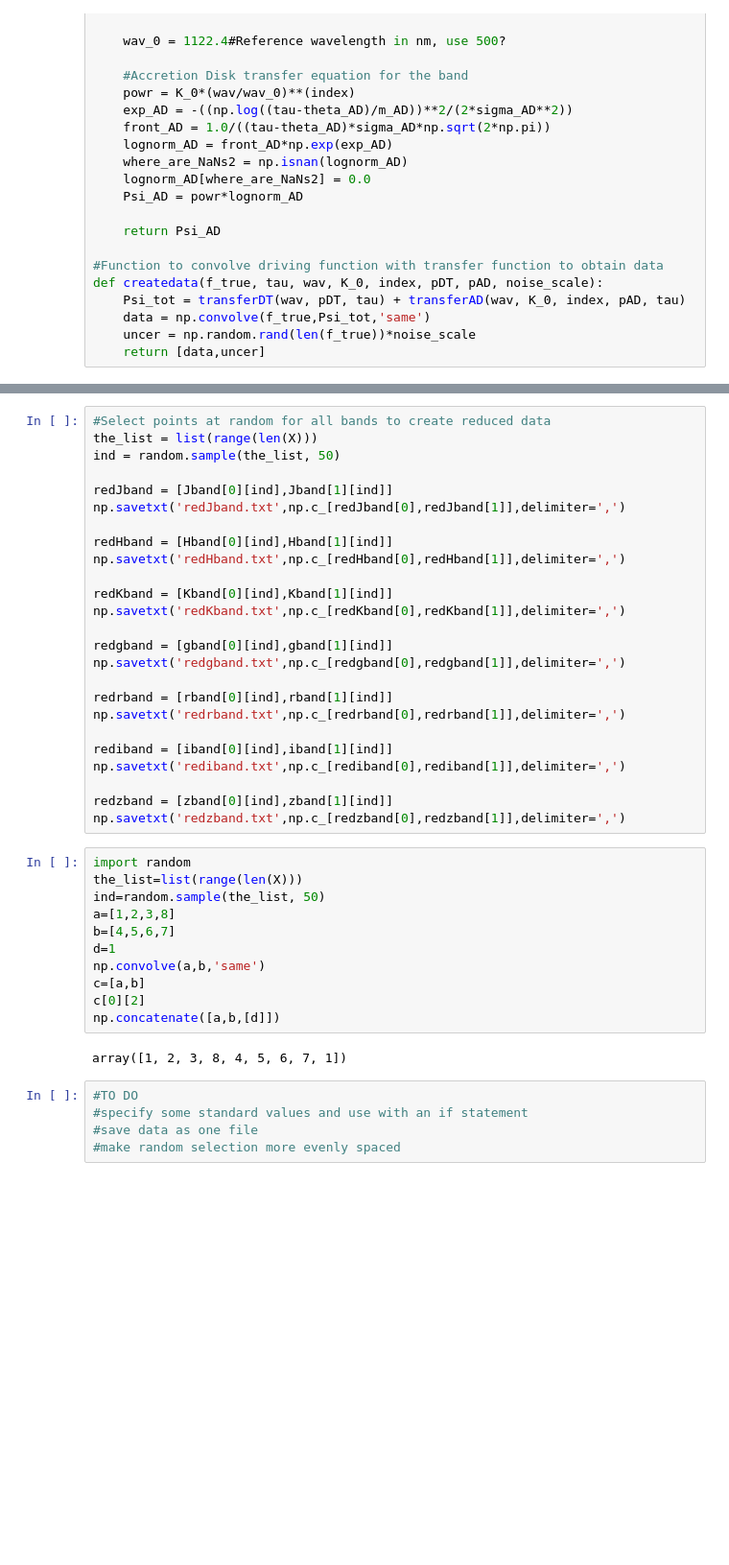
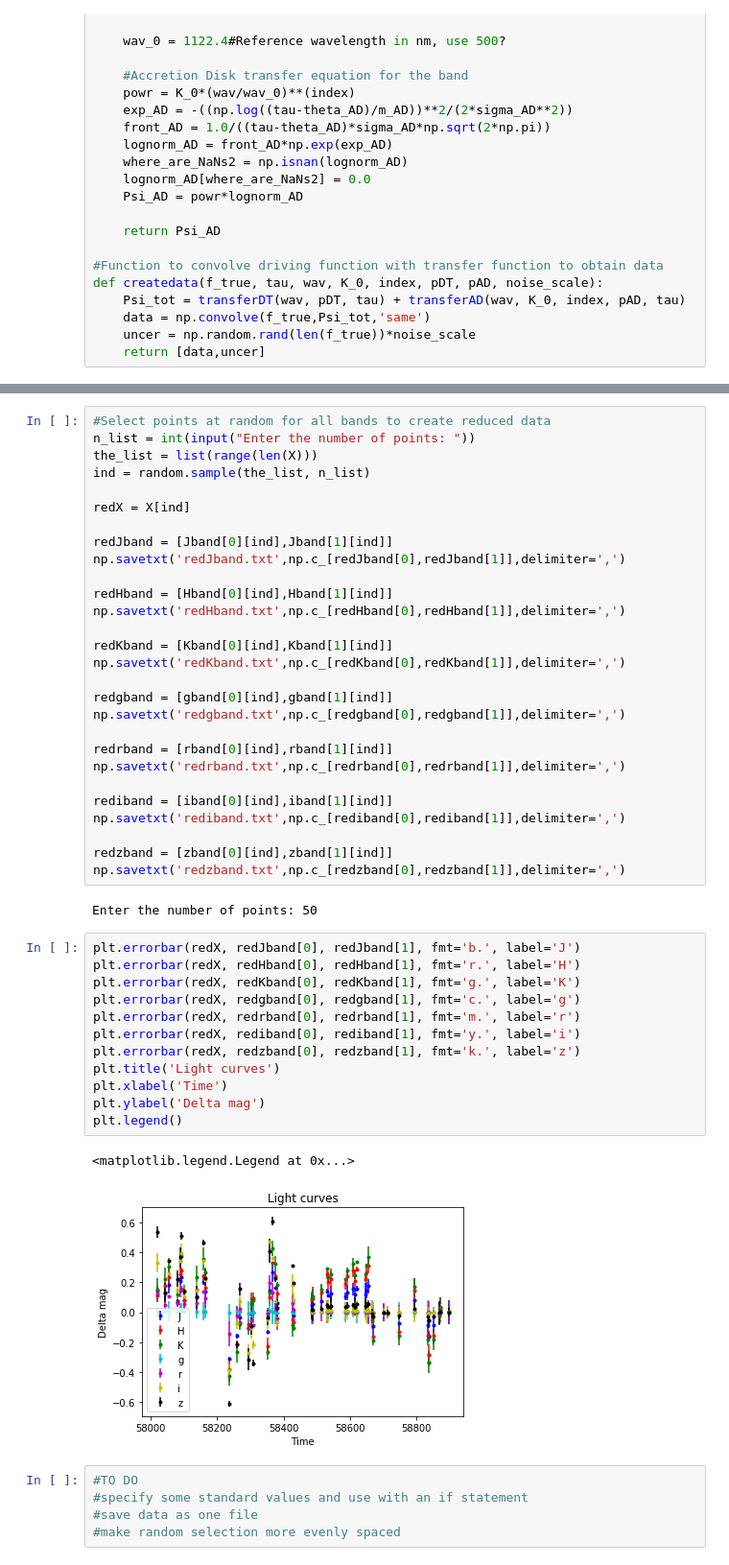
Before and after one commit to MalteBrinch/Master-Thesis-Code, a Jupyter notebook: Generate fake light curves.ipynb, the cells around one changed output, grey strips where cells are left out. Shown at 96% size. Cells and saved outputs as stored; diff of their text form; blank space fills up the shorter version.

```diff
--- a/Generate fake light curves.ipynb
+++ b/Generate fake light curves.ipynb
@@ -191,7 +236,10 @@ plt.legend()
 # %%
 #Select points at random for all bands to create reduced data
+n_list = int(input("Enter the number of points: "))
 the_list = list(range(len(X)))
-ind = random.sample(the_list, 50)
+ind = random.sample(the_list, n_list)
+
+redX = X[ind]
 
 redJband = [Jband[0][ind],Jband[1][ind]]
 np.savetxt('redJband.txt',np.c_[redJband[0],redJband[1]],delimiter=',')
@@ -213,19 +261,23 @@ np.savetxt('rediband.txt',np.c_[rediband[0],rediband[1]],delimiter=',')
 
 redzband = [zband[0][ind],zband[1][ind]]
 np.savetxt('redzband.txt',np.c_[redzband[0],redzband[1]],delimiter=',')
+# %% [output]
+Enter the number of points: 50
-# %%
-import random
-the_list=list(range(len(X)))
-ind=random.sample(the_list, 50)
-a=[1,2,3,8]
-b=[4,5,6,7]
-d=1
-np.convolve(a,b,'same')
-c=[a,b]
-c[0][2]
-np.concatenate([a,b,[d]])
-# %% [output]
-array([1, 2, 3, 8, 4, 5, 6, 7, 1])
+# %%
+plt.errorbar(redX, redJband[0], redJband[1], fmt='b.', label='J')
+plt.errorbar(redX, redHband[0], redHband[1], fmt='r.', label='H')
+plt.errorbar(redX, redKband[0], redKband[1], fmt='g.', label='K')
+plt.errorbar(redX, redgband[0], redgband[1], fmt='c.', label='g')
+plt.errorbar(redX, redrband[0], redrband[1], fmt='m.', label='r')
+plt.errorbar(redX, rediband[0], rediband[1], fmt='y.', label='i')
+plt.errorbar(redX, redzband[0], redzband[1], fmt='k.', label='z')
+plt.title('Light curves')
+plt.xlabel('Time')
+plt.ylabel('Delta mag')
+plt.legend()
+# %% [output]
+<matplotlib.legend.Legend at 0x...>
+[figure, added]
 # %%
 #TO DO
 #specify some standard values and use with an if statement
```
Also changed, not shown: parts of 9 cells of this notebook.
